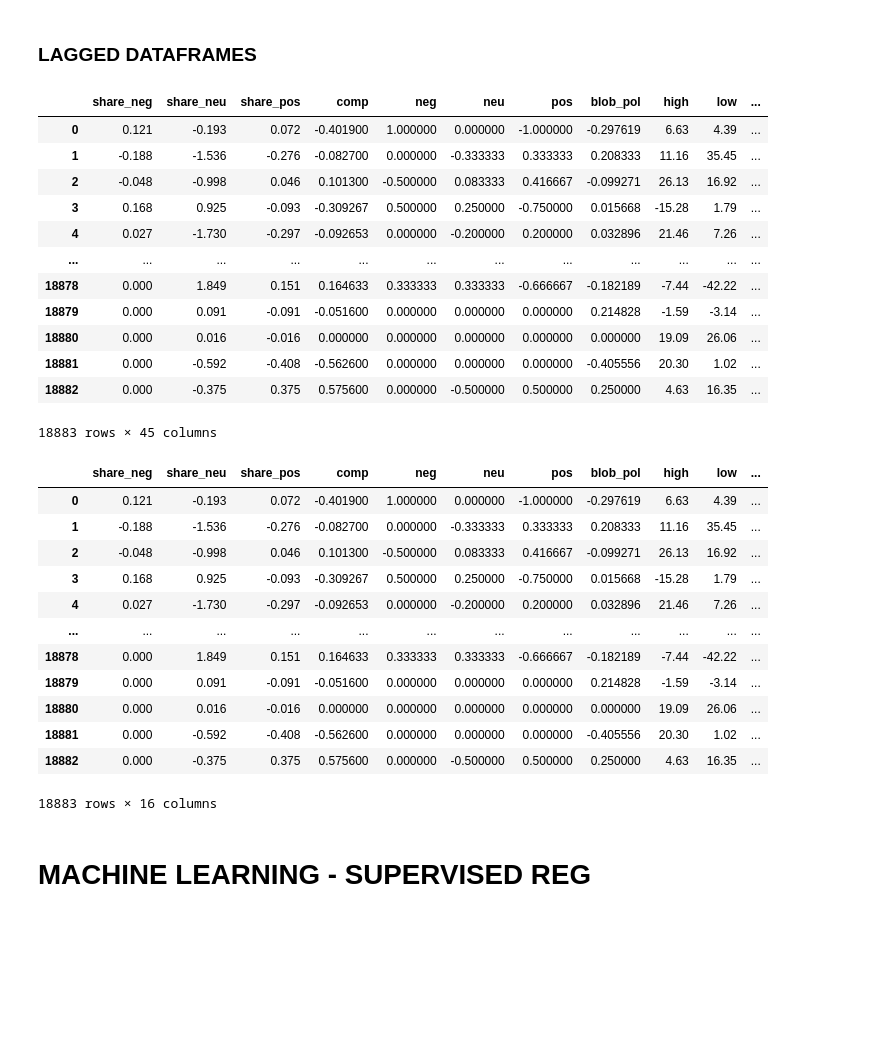
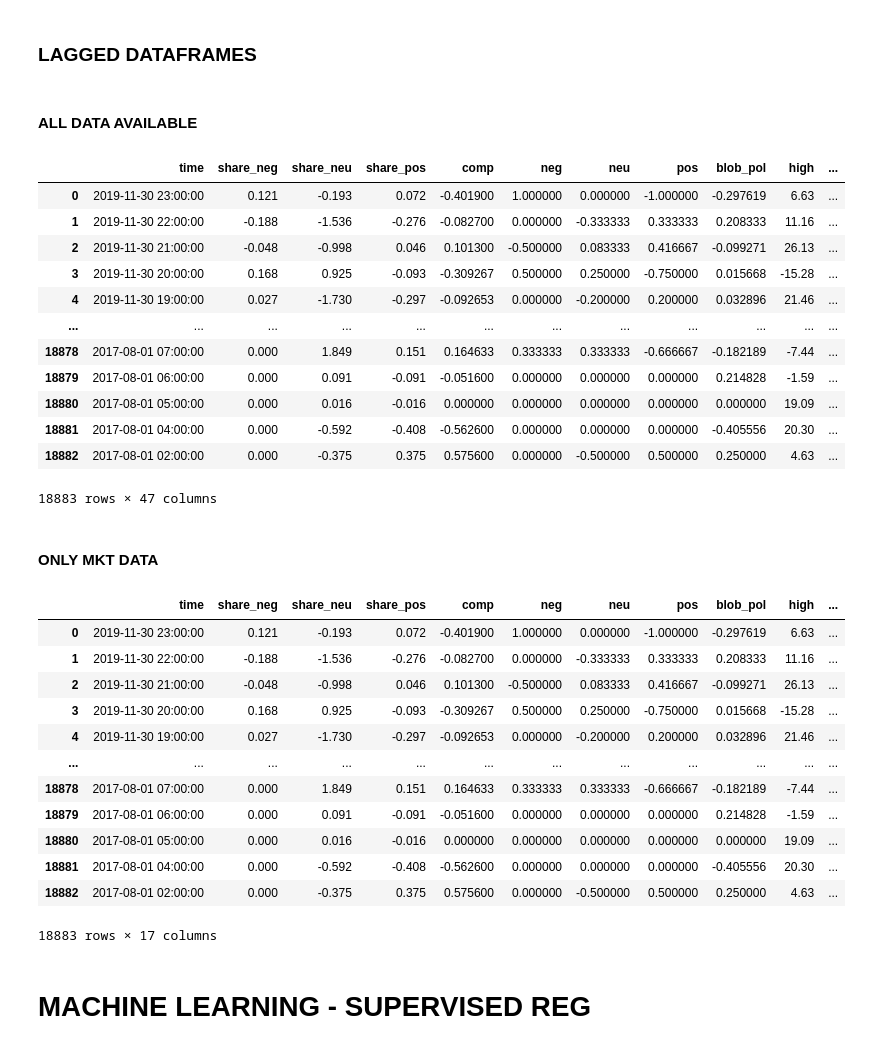
Before and after one commit to MattiaLobascio/final-project, a Jupyter notebook: your-project/StatAnalysis.ipynb, the cells around one changed output. Drawn from its saved outputs; the diff is of its cells as text; code cells hidden in the pictures; blank space fills up the shorter version.

```diff
--- a/your-project/StatAnalysis.ipynb
+++ b/your-project/StatAnalysis.ipynb
@@ -146,9 +152,9 @@ sen_hour
 # %%
-#compute close price of previous hour
-#btc["close_lag1"] = btc["close"] - btc["close"].shift(-1)
-
 #compute difference between high and low prices in ABSOLUTE TERMS
 btc["delta_hl"] = btc["high"] - btc["low"]
 
 #compute hourly return close on close price in %
 btc["return"] = ((btc["close"] - btc["close"].shift(-1))/btc["close"].shift(-1))*100
+
+#turn last Null value into 0:
+btc["return"].fillna(0,inplace=True)
@@ -262,49 +254,67 @@ lag = 1
+# %% [markdown]
+#### ALL DATA AVAILABLE
 # %%
 #compute lagged values:
 ds_full_lag = pd.DataFrame()
+
+#ADD TIME
+ds_full_lag["time"] = ds_full["time"]
+
 #all columns except for time and return
 for col in ds_full.columns[1:-1]:
     ds_full_lag[col] = ds_full[col] - ds_full[col].shift(-lag)
 
+#ADD RETURN
+ds_full_lag["return"] = ds_full["return"]
+
 ds_full_lag.drop(ds_full_lag.tail(1).index,inplace=True)#drop last row
 ds_full_lag
 # %% [output]
-|  | share_neg | share_neu | share_pos | comp | neg | neu | pos | blob_pol | high | low | ... |
-| 0 | 0.121 | -0.193 | 0.072 | -0.401900 | 1.000000 | 0.000000 | -1.000000 | -0.297619 | 6.63 | 4.39 | ... |
-| 1 | -0.188 | -1.536 | -0.276 | -0.082700 | 0.000000 | -0.333333 | 0.333333 | 0.208333 | 11.16 | 35.45 | ... |
-| 2 | -0.048 | -0.998 | 0.046 | 0.101300 | -0.500000 | 0.083333 | 0.416667 | -0.099271 | 26.13 | 16.92 | ... |
-| 3 | 0.168 | 0.925 | -0.093 | -0.309267 | 0.500000 | 0.250000 | -0.750000 | 0.015668 | -15.28 | 1.79 | ... |
-| 4 | 0.027 | -1.730 | -0.297 | -0.092653 | 0.000000 | -0.200000 | 0.200000 | 0.032896 | 21.46 | 7.26 | ... |
+|  | time | share_neg | share_neu | share_pos | comp | neg | neu | pos | blob_pol | high | ... |
+| 0 | 2019-11-30 23:00:00 | 0.121 | -0.193 | 0.072 | -0.401900 | 1.000000 | 0.000000 | -1.000000 | -0.297619 | 6.63 | ... |
+| 1 | 2019-11-30 22:00:00 | -0.188 | -1.536 | -0.276 | -0.082700 | 0.000000 | -0.333333 | 0.333333 | 0.208333 | 11.16 | ... |
+| 2 | 2019-11-30 21:00:00 | -0.048 | -0.998 | 0.046 | 0.101300 | -0.500000 | 0.083333 | 0.416667 | -0.099271 | 26.13 | ... |
+| 3 | 2019-11-30 20:00:00 | 0.168 | 0.925 | -0.093 | -0.309267 | 0.500000 | 0.250000 | -0.750000 | 0.015668 | -15.28 | ... |
+| 4 | 2019-11-30 19:00:00 | 0.027 | -1.730 | -0.297 | -0.092653 | 0.000000 | -0.200000 | 0.200000 | 0.032896 | 21.46 | ... |
 | ... | ... | ... | ... | ... | ... | ... | ... | ... | ... | ... | ... |
-| 18878 | 0.000 | 1.849 | 0.151 | 0.164633 | 0.333333 | 0.333333 | -0.666667 | -0.182189 | -7.44 | -42.22 | ... |
-| 18879 | 0.000 | 0.091 | -0.091 | -0.051600 | 0.000000 | 0.000000 | 0.000000 | 0.214828 | -1.59 | -3.14 | ... |
-| 18880 | 0.000 | 0.016 | -0.016 | 0.000000 | 0.000000 | 0.000000 | 0.000000 | 0.000000 | 19.09 | 26.06 | ... |
-| 18881 | 0.000 | -0.592 | -0.408 | -0.562600 | 0.000000 | 0.000000 | 0.000000 | -0.405556 | 20.30 | 1.02 | ... |
-| 18882 | 0.000 | -0.375 | 0.375 | 0.575600 | 0.000000 | -0.500000 | 0.500000 | 0.250000 | 4.63 | 16.35 | ... |
+| 18878 | 2017-08-01 07:00:00 | 0.000 | 1.849 | 0.151 | 0.164633 | 0.333333 | 0.333333 | -0.666667 | -0.182189 | -7.44 | ... |
+| 18879 | 2017-08-01 06:00:00 | 0.000 | 0.091 | -0.091 | -0.051600 | 0.000000 | 0.000000 | 0.000000 | 0.214828 | -1.59 | ... |
+| 18880 | 2017-08-01 05:00:00 | 0.000 | 0.016 | -0.016 | 0.000000 | 0.000000 | 0.000000 | 0.000000 | 0.000000 | 19.09 | ... |
+| 18881 | 2017-08-01 04:00:00 | 0.000 | -0.592 | -0.408 | -0.562600 | 0.000000 | 0.000000 | 0.000000 | -0.405556 | 20.30 | ... |
+| 18882 | 2017-08-01 02:00:00 | 0.000 | -0.375 | 0.375 | 0.575600 | 0.000000 | -0.500000 | 0.500000 | 0.250000 | 4.63 | ... |
-18883 rows × 45 columns
+18883 rows × 47 columns
+# %% [markdown]
+#### ONLY MKT DATA
 # %%
 #compute lagged values:
 ds_mkt_lag = pd.DataFrame()
+
+#add TIME
+ds_mkt_lag["time"] = ds_mkt["time"]
+
 #all columns except for time and return
 for col in ds_mkt.columns[1:-1]:
     ds_mkt_lag[col] = ds_mkt[col] - ds_mkt[col].shift(-lag)
 
+#add TIME
+ds_mkt_lag["return"] = ds_mkt["return"]
+
 ds_mkt_lag.drop(ds_mkt_lag.tail(1).index,inplace=True)#drop last row
 ds_mkt_lag
 # %% [output]
-|  | share_neg | share_neu | share_pos | comp | neg | neu | pos | blob_pol | high | low | ... |
-| 0 | 0.121 | -0.193 | 0.072 | -0.401900 | 1.000000 | 0.000000 | -1.000000 | -0.297619 | 6.63 | 4.39 | ... |
-| 1 | -0.188 | -1.536 | -0.276 | -0.082700 | 0.000000 | -0.333333 | 0.333333 | 0.208333 | 11.16 | 35.45 | ... |
-| 2 | -0.048 | -0.998 | 0.046 | 0.101300 | -0.500000 | 0.083333 | 0.416667 | -0.099271 | 26.13 | 16.92 | ... |
-| 3 | 0.168 | 0.925 | -0.093 | -0.309267 | 0.500000 | 0.250000 | -0.750000 | 0.015668 | -15.28 | 1.79 | ... |
-| 4 | 0.027 | -1.730 | -0.297 | -0.092653 | 0.000000 | -0.200000 | 0.200000 | 0.032896 | 21.46 | 7.26 | ... |
+|  | time | share_neg | share_neu | share_pos | comp | neg | neu | pos | blob_pol | high | ... |
+| 0 | 2019-11-30 23:00:00 | 0.121 | -0.193 | 0.072 | -0.401900 | 1.000000 | 0.000000 | -1.000000 | -0.297619 | 6.63 | ... |
+| 1 | 2019-11-30 22:00:00 | -0.188 | -1.536 | -0.276 | -0.082700 | 0.000000 | -0.333333 | 0.333333 | 0.208333 | 11.16 | ... |
+| 2 | 2019-11-30 21:00:00 | -0.048 | -0.998 | 0.046 | 0.101300 | -0.500000 | 0.083333 | 0.416667 | -0.099271 | 26.13 | ... |
+| 3 | 2019-11-30 20:00:00 | 0.168 | 0.925 | -0.093 | -0.309267 | 0.500000 | 0.250000 | -0.750000 | 0.015668 | -15.28 | ... |
+| 4 | 2019-11-30 19:00:00 | 0.027 | -1.730 | -0.297 | -0.092653 | 0.000000 | -0.200000 | 0.200000 | 0.032896 | 21.46 | ... |
 | ... | ... | ... | ... | ... | ... | ... | ... | ... | ... | ... | ... |
-| 18878 | 0.000 | 1.849 | 0.151 | 0.164633 | 0.333333 | 0.333333 | -0.666667 | -0.182189 | -7.44 | -42.22 | ... |
-| 18879 | 0.000 | 0.091 | -0.091 | -0.051600 | 0.000000 | 0.000000 | 0.000000 | 0.214828 | -1.59 | -3.14 | ... |
-| 18880 | 0.000 | 0.016 | -0.016 | 0.000000 | 0.000000 | 0.000000 | 0.000000 | 0.000000 | 19.09 | 26.06 | ... |
-| 18881 | 0.000 | -0.592 | -0.408 | -0.562600 | 0.000000 | 0.000000 | 0.000000 | -0.405556 | 20.30 | 1.02 | ... |
-| 18882 | 0.000 | -0.375 | 0.375 | 0.575600 | 0.000000 | -0.500000 | 0.500000 | 0.250000 | 4.63 | 16.35 | ... |
+| 18878 | 2017-08-01 07:00:00 | 0.000 | 1.849 | 0.151 | 0.164633 | 0.333333 | 0.333333 | -0.666667 | -0.182189 | -7.44 | ... |
+| 18879 | 2017-08-01 06:00:00 | 0.000 | 0.091 | -0.091 | -0.051600 | 0.000000 | 0.000000 | 0.000000 | 0.214828 | -1.59 | ... |
+| 18880 | 2017-08-01 05:00:00 | 0.000 | 0.016 | -0.016 | 0.000000 | 0.000000 | 0.000000 | 0.000000 | 0.000000 | 19.09 | ... |
+| 18881 | 2017-08-01 04:00:00 | 0.000 | -0.592 | -0.408 | -0.562600 | 0.000000 | 0.000000 | 0.000000 | -0.405556 | 20.30 | ... |
+| 18882 | 2017-08-01 02:00:00 | 0.000 | -0.375 | 0.375 | 0.575600 | 0.000000 | -0.500000 | 0.500000 | 0.250000 | 4.63 | ... |
-18883 rows × 16 columns
+18883 rows × 17 columns
 # %% [markdown]
 # MACHINE LEARNING -  SUPERVISED REG
 # %% [markdown]
```
Also changed, not shown: parts of 36 cells of this notebook.
